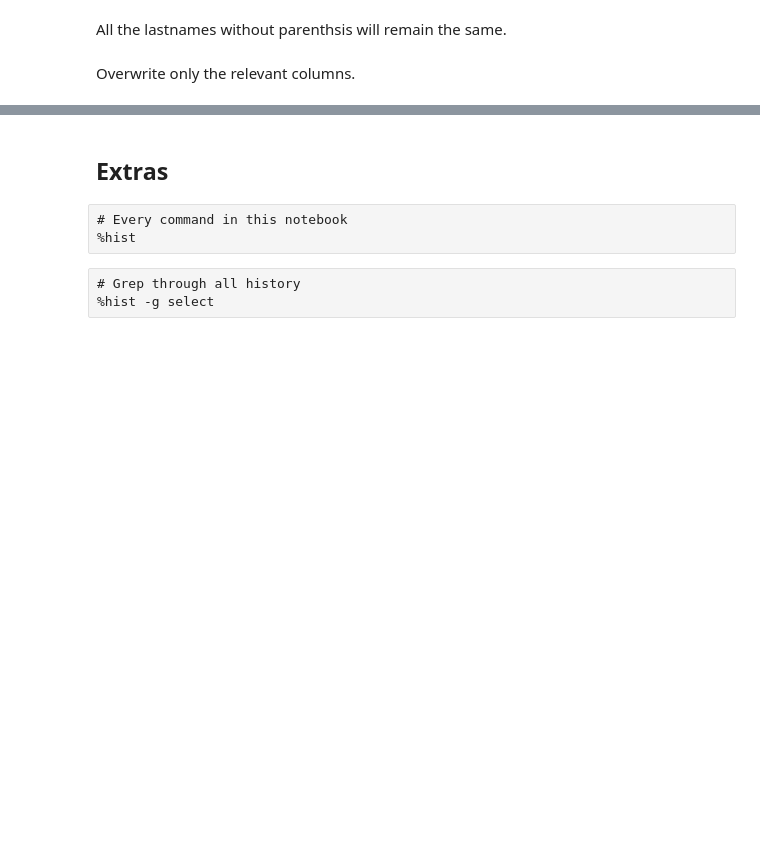
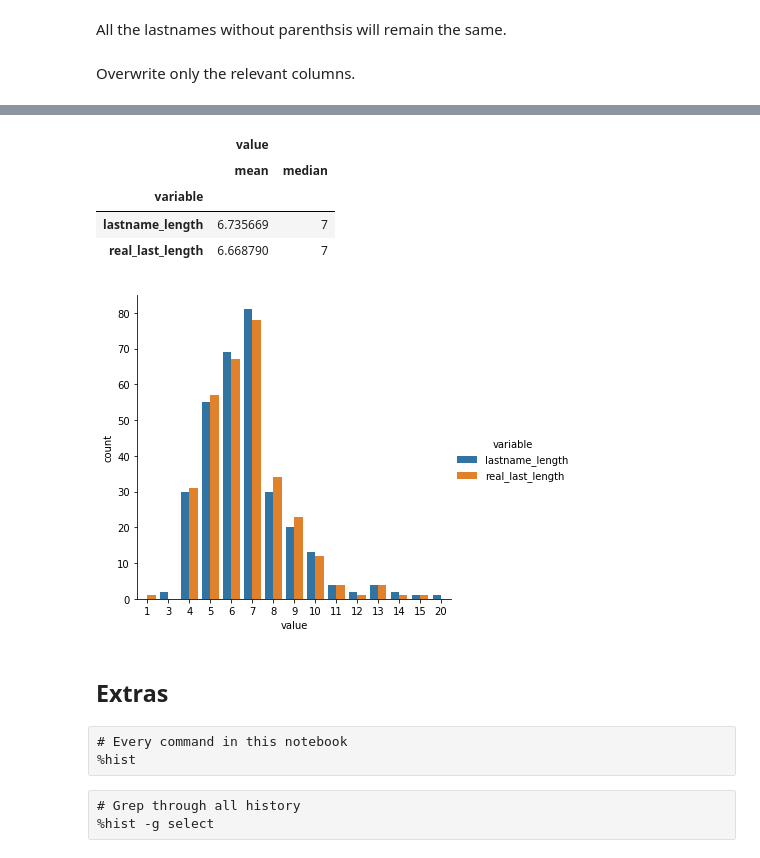
Before and after one commit to UofTCoders/workshops-dc-py, a Jupyter notebook: mds-seminar-apply-cat-str.ipynb, the cells around one changed output, grey strips where cells are left out. Drawn from its saved outputs; the diff is of its cells as text; code cells hidden in the pictures; blank space fills up the shorter version.

```diff
--- a/mds-seminar-apply-cat-str.ipynb
+++ b/mds-seminar-apply-cat-str.ipynb
@@ -837,0 +746,3 @@ Categories can be ordered which allows comparisons.
+# %%
+titanic['cat_name'] = pd.Categorical(titanic['name'])
+titanic.memory_usage(deep=True)
@@ -838,2 +782,2 @@ Categories can be ordered which allows comparisons.
 # %%
-titanic['pclass'] = pd.Categorical(titanic['pclass'], categories=['third', 'second', 'first'], ordered=True)
+titanic['pclass'] = pd.Categorical(titanic['pclass'], categories=['3rd', '2nd', '1st'], ordered=True)
@@ -867,0 +853,3 @@ titanic.describe(include='category')
+# %%
+titanic['survived'] = titanic['survived'].astype('bool')
+titanic.memory_usage(deep=True)
@@ -1011,2 +1219,17 @@ titanic['real_last'].value_counts().value_counts()
+# %%
+titanic['real_last_length'] = titanic['real_last'].str.len()
+# %%
+molten_titanic = (titanic
+    .loc[titanic['sex'] == 'female']
+    .melt(value_vars=['lastname_length', 'real_last_length']))
+sns.catplot(x='value', hue='variable', data=molten_titanic, kind='count')
+molten_titanic.groupby('variable').agg(['mean', 'median'])
+# %% [output]
+|  | value |  |
+|  | mean | median |
+| variable |  |  |
+| lastname_length | 6.735669 | 7 |
+| real_last_length | 6.668790 | 7 |
+[figure, added]
 # %% [markdown]
 ## Extras
```
Also changed, not shown: parts of 212 cells of this notebook, 1 other file.
